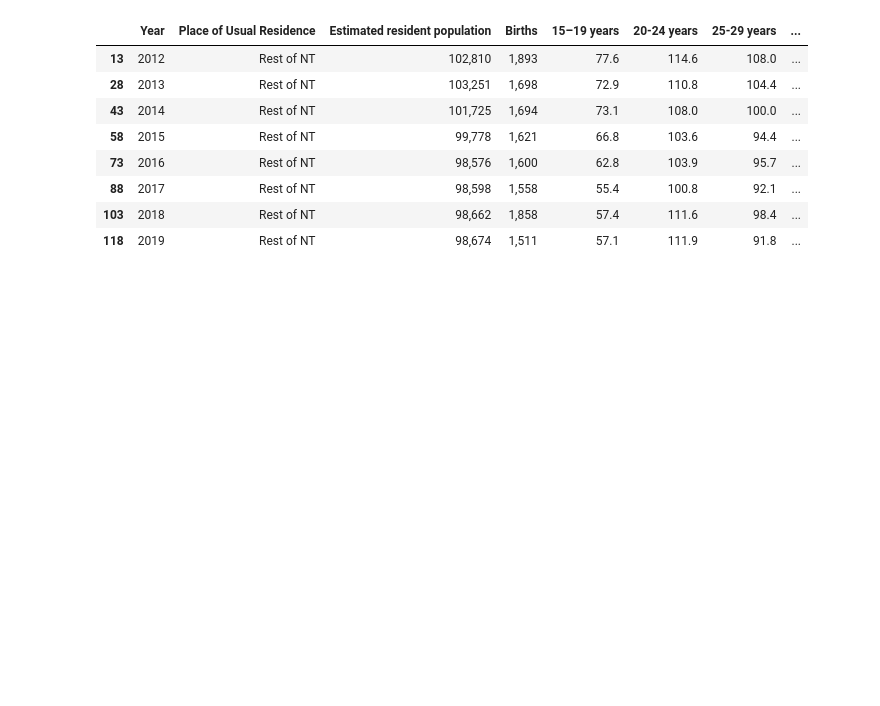
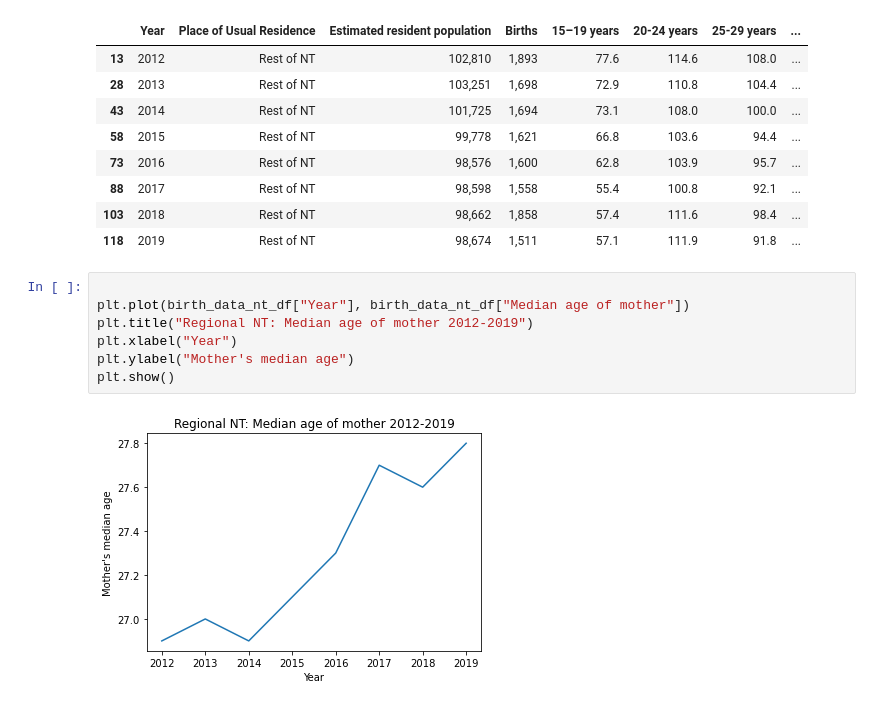
Before and after one commit to NathanJPotter/Team-Project-1, a Jupyter notebook: Project 1.ipynb, the cells around one changed output. Drawn from its saved outputs; the diff is of its cells as text; blank space fills up the shorter version.

Commit message:
Plot median age of mother for NT

```diff
--- a/Project 1.ipynb
+++ b/Project 1.ipynb
@@ -133,3 +133,12 @@ birth_data_nt_df
 | 88 | 2017 | Rest of NT | 98,598 | 1,558 | 55.4 | 100.8 | 92.1 | ... |
 | 103 | 2018 | Rest of NT | 98,662 | 1,858 | 57.4 | 111.6 | 98.4 | ... |
 | 118 | 2019 | Rest of NT | 98,674 | 1,511 | 57.1 | 111.9 | 91.8 | ... |
+# %%
+
+plt.plot(birth_data_nt_df["Year"], birth_data_nt_df["Median age of mother"])
+plt.title("Regional NT: Median age of mother 2012-2019")
+plt.xlabel("Year")
+plt.ylabel("Mother's median age")
+plt.show()
+# %% [output]
+[figure, added]
```
